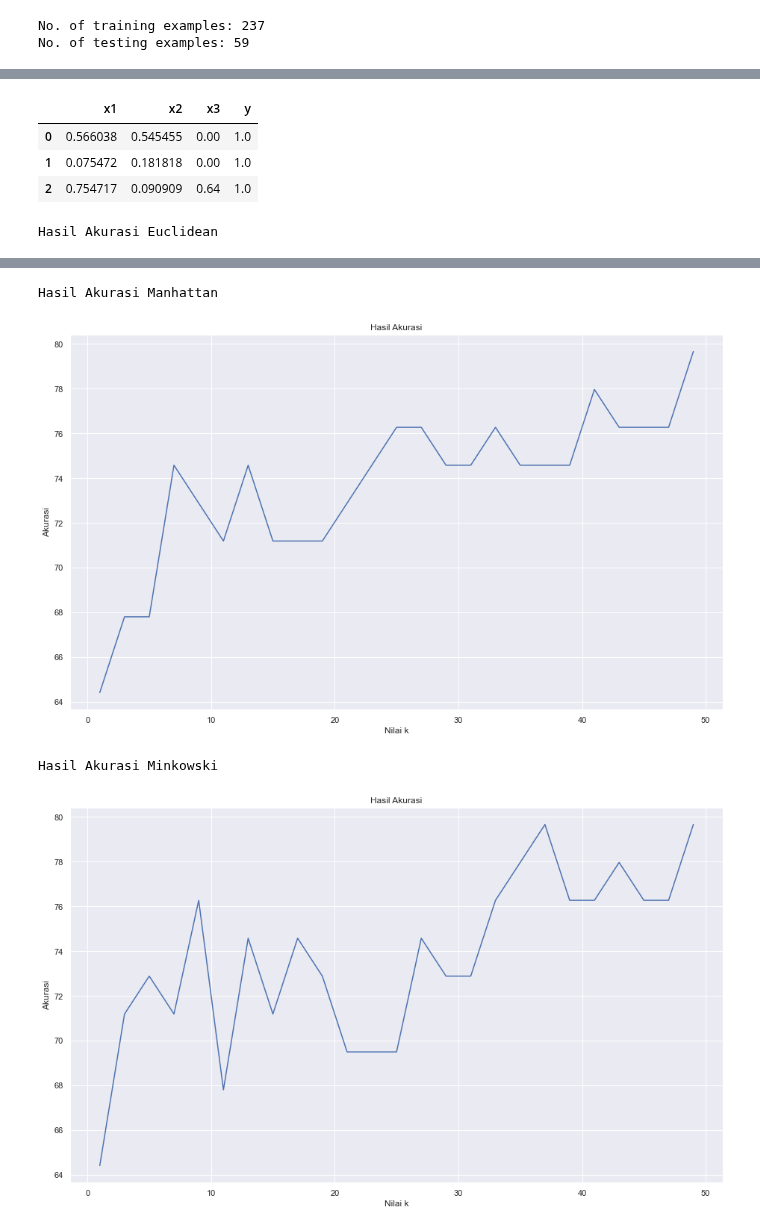
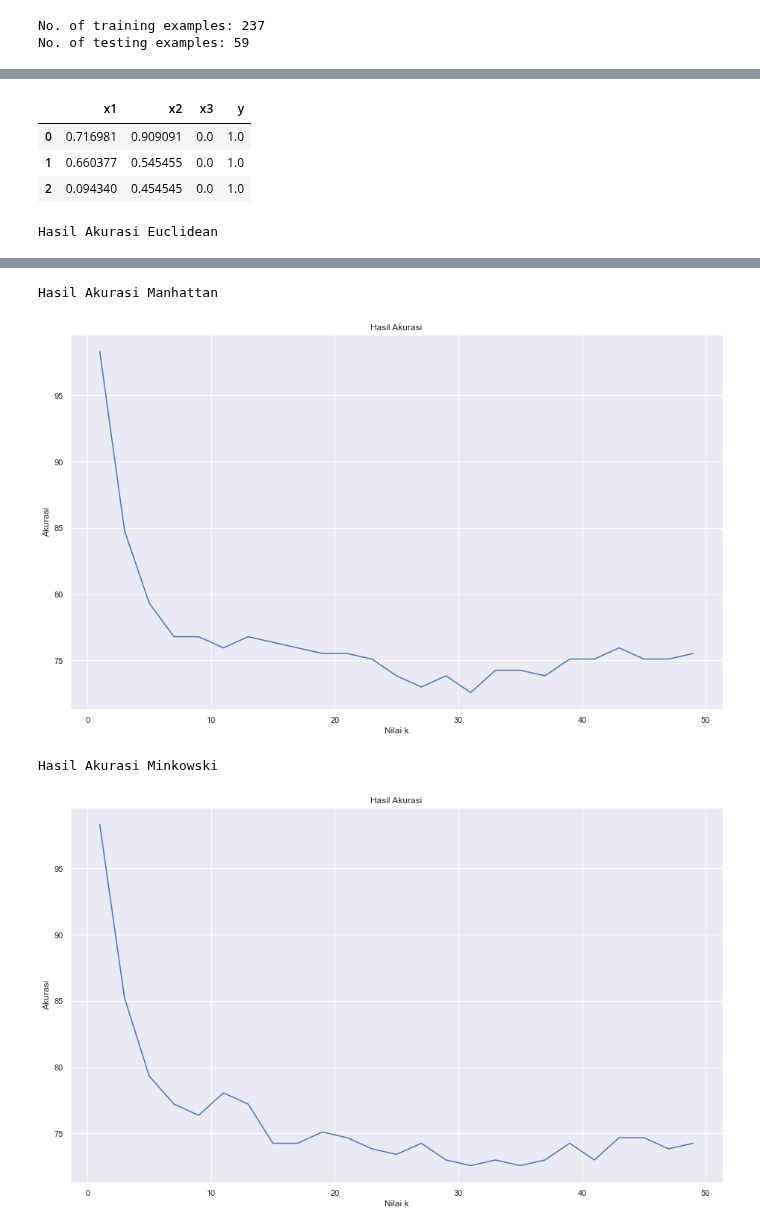
Before and after one commit to khalilullahalfaath/AI_Tubes-03-Learning, a Jupyter notebook: AI_Kelompok_15_Learning.ipynb, the cells around one changed output, grey strips where cells are left out. Cells and saved outputs as stored; diff of their text form; code cells hidden in the pictures.

```diff
--- a/AI_Kelompok_15_Learning.ipynb
+++ b/AI_Kelompok_15_Learning.ipynb
@@ -766,14 +766,14 @@ dataResult.save()
 # %%
 # Split dataset to train and test data
 test_size = 0.2
-trainingSet = dataNormalized.sample(frac = 1-test_size, random_state = 74)
-validationSet = dataNormalized.drop(trainingSet.index)
+trainingSetRandom = dataNormalized.sample(frac = 1-test_size, random_state = 36)
+validationSetRandom = dataNormalized.drop(trainingSetRandom.index)
 
-trainingSet.reset_index(drop=True, inplace=True)
-validationSet.reset_index(drop=True, inplace=True)
+trainingSetRandom.reset_index(drop=True, inplace=True)
+validationSetRandom.reset_index(drop=True, inplace=True)
 
-print(f"No. of training examples: {trainingSet.shape[0]}")
-print(f"No. of testing examples: {validationSet.shape[0]}")
+print(f"No. of training examples: {trainingSetRandom.shape[0]}")
+print(f"No. of testing examples: {validationSetRandom.shape[0]}")
 # %% [output]
 No. of training examples: 237
 No. of testing examples: 59
@@ -787,29 +787,29 @@ trainingSet.head(3)
 # %%
-validationSet.head(3)
+trainingSetRandom.head(3)
 # %% [output]
 |  | x1 | x2 | x3 | y |
-| 0 | 0.566038 | 0.545455 | 0.00 | 1.0 |
-| 1 | 0.075472 | 0.181818 | 0.00 | 1.0 |
-| 2 | 0.754717 | 0.090909 | 0.64 | 1.0 |
+| 0 | 0.716981 | 0.909091 | 0.0 | 1.0 |
+| 1 | 0.660377 | 0.545455 | 0.0 | 1.0 |
+| 2 | 0.094340 | 0.454545 | 0.0 | 1.0 |
 # %%
-xTrain,yTrain = splitDependent(trainingSet)
-xVal,yVal = splitDependent(validationSet)
+xTrainRandom,yTrainRandom = splitDependent(trainingSetRandom)
+xValRandom,yValRandom = splitDependent(trainingSetRandom)
 
 resultEuclidean, resultManhattan, resultMinkowski = [],[],[]
 resultEuclideanFix, resultManhattanFix, resultMinkowskiFix = [],[],[]
 finalEuclidean, finalManhattan, finalMinkowski = [],[],[]
 listEuclidean, listManhattan,listMinkowski = [],[],[]
 
-xTrain = np.array(xTrain)
-#print(xTrain)
-yTrain = np.array(yTrain)
-xVal = np.array(xVal)
-yVal = np.array(yVal)
+xTrainRandom = np.array(xTrainRandom)
+#print(xTrainRandom)
+yTrainRandom = np.array(yTrainRandom)
+xValRandom = np.array(xValRandom)
+yValRandom = np.array(yValRandom)
 
 for i in range(1,50,2):
-  resultEuclidean = euclidean(xTrain,yTrain,xVal)
-  resultManhattan = manhattan(xTrain,yTrain,xVal)
-  resultMinkowski = minkowski(xTrain,yTrain,xVal)
+  resultEuclidean = euclidean(xTrainRandom,yTrainRandom,xValRandom)
+  resultManhattan = manhattan(xTrainRandom,yTrainRandom,xValRandom)
+  resultMinkowski = minkowski(xTrainRandom,yTrainRandom,xValRandom)
 
   resultEuclideanFix = pilihTetangga(resultEuclidean,i)
   resultManhattanFix = pilihTetangga(resultManhattan,i)
@@ -819,9 +819,9 @@ for i in range(1,50,2):
   finalManhattan  = vote(resultManhattanFix)
   finalMinkowski  = vote(resultMinkowskiFix)
 
-  hasilAkurasiEuclidean = (akurasi(finalEuclidean,yVal)/len(yVal))*100
-  hasilAkurasiManhattan = (akurasi(finalManhattan,yVal)/len(yVal))*100
-  hasilAkurasiMinkowski = (akurasi(finalMinkowski,yVal)/len(yVal))*100
+  hasilAkurasiEuclidean = (akurasi(finalEuclidean,yValRandom)/len(yValRandom))*100
+  hasilAkurasiManhattan = (akurasi(finalManhattan,yValRandom)/len(yValRandom))*100
+  hasilAkurasiMinkowski = (akurasi(finalMinkowski,yValRandom)/len(yValRandom))*100
   #print(hasilAkurasiEuclidean,hasilAkurasiManhattan,hasilAkurasiMinkowski)
 
   listEuclidean.append(hasilAkurasiEuclidean)
@@ -845,4 +845,4 @@ Hasil Akurasi Euclidean
 Hasil Akurasi Manhattan
-[figure, old version]
+[figure, new version]
 Hasil Akurasi Minkowski
-[figure, old version]
+[figure, new version]
```
Also changed, not shown: parts of 2 cells of this notebook.
